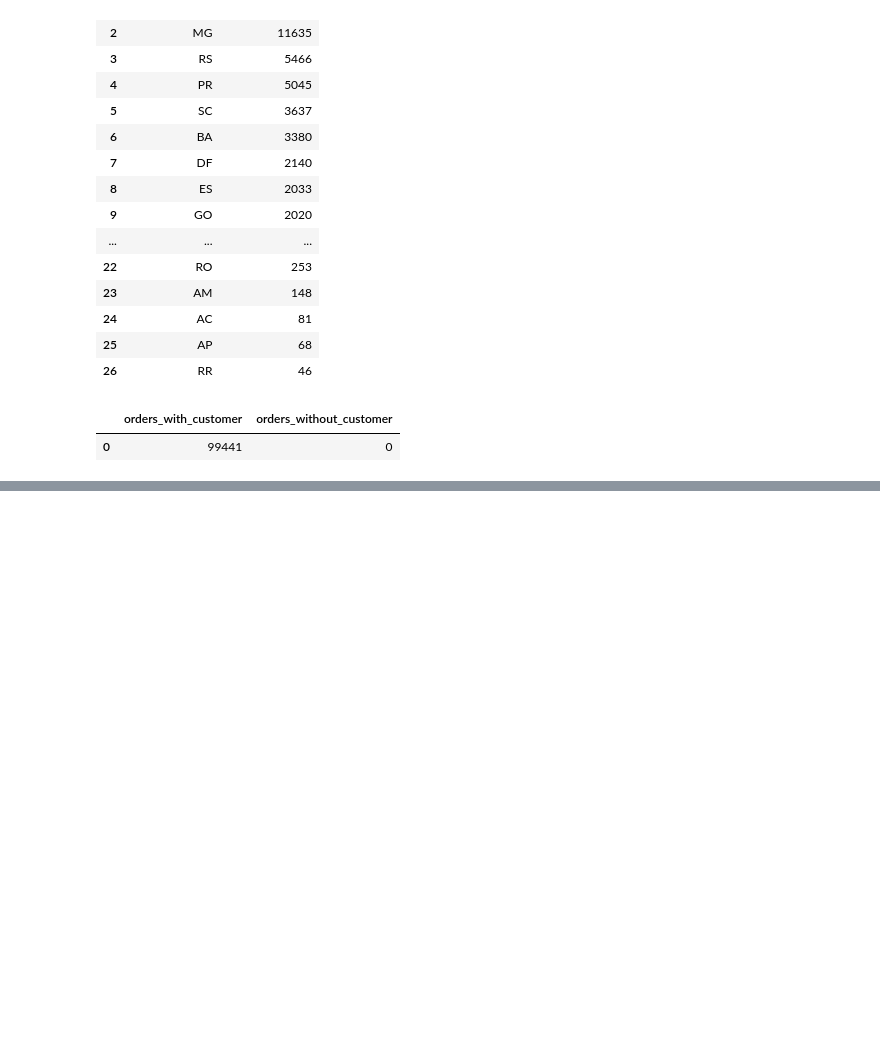
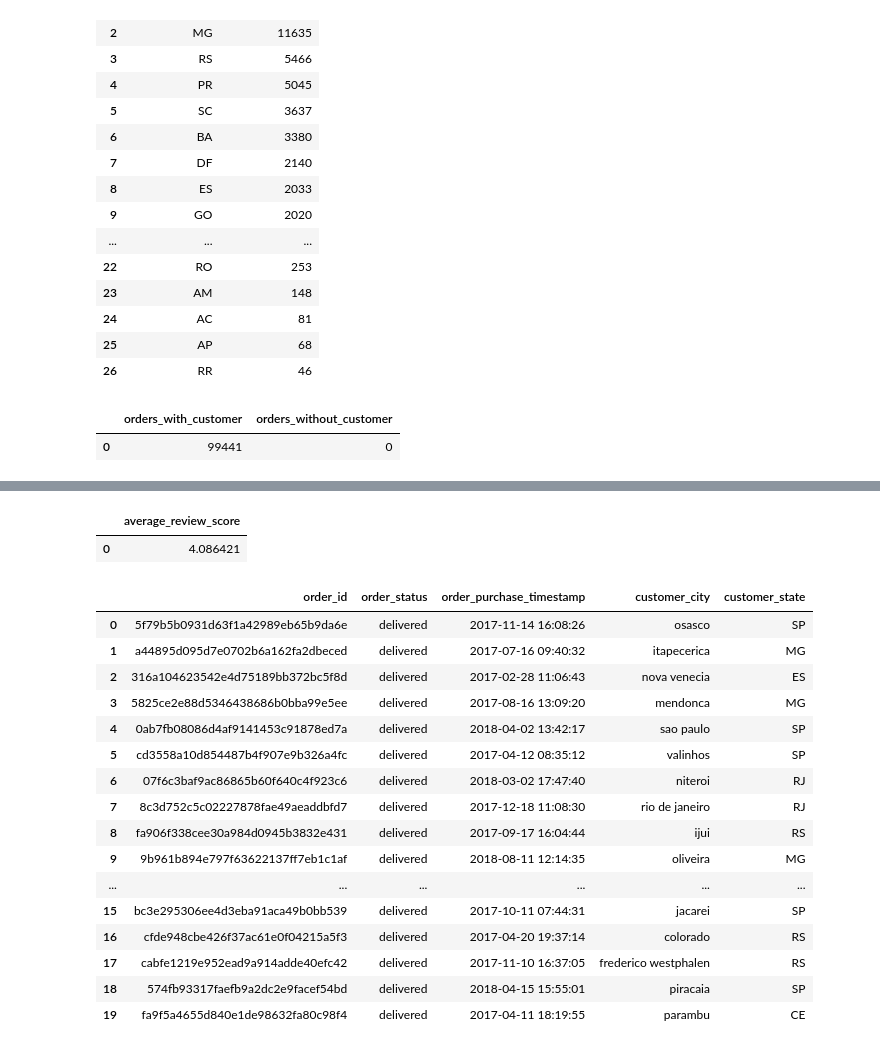
Before and after one commit to ouahiba99/MLOPS_training, a Jupyter notebook: task_1.ipynb, the cells around one changed output, grey strips where cells are left out. Saved outputs shown, nothing was run; the diff lists cells and outputs as text; code cells hidden in the pictures; blank space fills up the shorter version.

```diff
--- a/task_1.ipynb
+++ b/task_1.ipynb
@@ -593,0 +970,44 @@ else:
+# %%
+query = """
+SELECT
+    AVG(review_score) AS average_review_score
+FROM order_reviews;
+"""
+
+pd.read_sql(query, engine)
+# %% [output]
+|  | average_review_score |
+| 0 | 4.086421 |
+# %%
+query = """
+SELECT
+    o.order_id,
+    o.order_status,
+    o.order_purchase_timestamp,
+    c.customer_city,
+    c.customer_state
+FROM orders o
+JOIN customers c
+    ON o.customer_id = c.customer_id
+LIMIT 20;
+"""
+
+pd.read_sql(query, engine)
+# %% [output]
+|  | order_id | order_status | order_purchase_timestamp | customer_city | customer_state |
+| 0 | 5f79b5b0931d63f1a42989eb65b9da6e | delivered | 2017-11-14 16:08:26 | osasco | SP |
+| 1 | a44895d095d7e0702b6a162fa2dbeced | delivered | 2017-07-16 09:40:32 | itapecerica | MG |
+| 2 | 316a104623542e4d75189bb372bc5f8d | delivered | 2017-02-28 11:06:43 | nova venecia | ES |
+| 3 | 5825ce2e88d5346438686b0bba99e5ee | delivered | 2017-08-16 13:09:20 | mendonca | MG |
+| 4 | 0ab7fb08086d4af9141453c91878ed7a | delivered | 2018-04-02 13:42:17 | sao paulo | SP |
+| 5 | cd3558a10d854487b4f907e9b326a4fc | delivered | 2017-04-12 08:35:12 | valinhos | SP |
+| 6 | 07f6c3baf9ac86865b60f640c4f923c6 | delivered | 2018-03-02 17:47:40 | niteroi | RJ |
+| 7 | 8c3d752c5c02227878fae49aeaddbfd7 | delivered | 2017-12-18 11:08:30 | rio de janeiro | RJ |
+| 8 | fa906f338cee30a984d0945b3832e431 | delivered | 2017-09-17 16:04:44 | ijui | RS |
+| 9 | 9b961b894e797f63622137ff7eb1c1af | delivered | 2018-08-11 12:14:35 | oliveira | MG |
+| ... | ... | ... | ... | ... | ... |
+| 15 | bc3e295306ee4d3eba91aca49b0bb539 | delivered | 2017-10-11 07:44:31 | jacarei | SP |
+| 16 | cfde948cbe426f37ac61e0f04215a5f3 | delivered | 2017-04-20 19:37:14 | colorado | RS |
+| 17 | cabfe1219e952ead9a914adde40efc42 | delivered | 2017-11-10 16:37:05 | frederico westphalen | RS |
+| 18 | 574fb93317faefb9a2dc2e9facef54bd | delivered | 2018-04-15 15:55:01 | piracaia | SP |
+| 19 | fa9f5a4655d840e1de98632fa80c98f4 | delivered | 2017-04-11 18:19:55 | parambu | CE |
```
Also changed, not shown: parts of 24 cells of this notebook, 1 other file.
